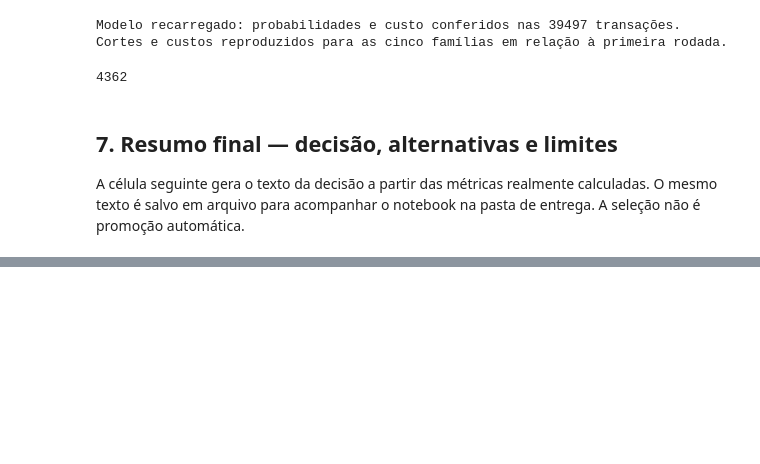
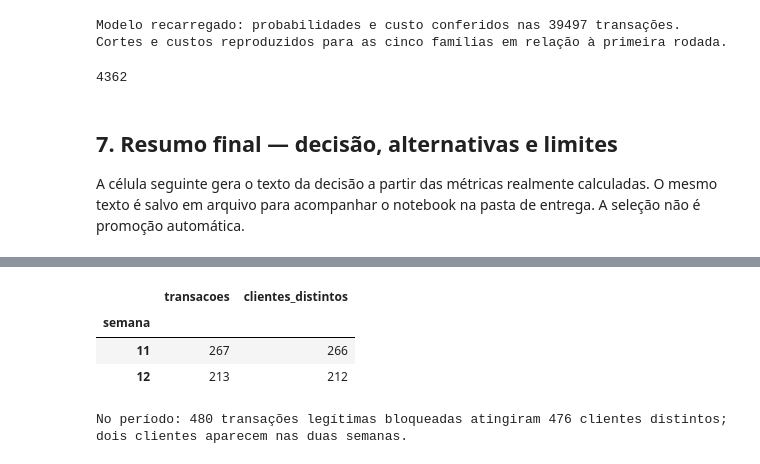
Before and after one commit to MayumiCastiglioni/MLOpsAntifraudAuroraBank, a Jupyter notebook: notebooks/01_analise_e_escolha.ipynb, the cells around one changed output, grey strips where cells are left out. Saved outputs shown, nothing was run; the diff lists cells and outputs as text; code cells hidden in the pictures; blank space fills up the shorter version.

```diff
--- a/notebooks/01_analise_e_escolha.ipynb
+++ b/notebooks/01_analise_e_escolha.ipynb
@@ -526,0 +529,26 @@ Arquivos desta execução: 20261106T195635_167250Z
+# %%
+# Impacto em pessoas: IDs entram somente na contagem de clientes, fora das features.
+from pathlib import Path
+import pandas as pd
+from IPython.display import display
+
+raiz_local = next(p for p in [Path.cwd(), Path.cwd().parent] if (p/'dados/transacoes_semanas_01_12.csv').exists())
+ref_local = next(p for p in [raiz_local/'dados/referencia_e03_semanas_11_12.csv', raiz_local/'artefatos/referencia_e03_semanas_11_12.csv'] if p.exists())
+ref_clientes = pd.read_csv(ref_local, sep=';', dtype={'id_transacao':str})
+clientes = pd.read_csv(raiz_local/'dados/transacoes_semanas_01_12.csv', usecols=['id_transacao','id_cliente'], dtype={'id_transacao':str,'id_cliente':str})
+impacto_clientes = ref_clientes.merge(clientes, on='id_transacao', how='left', validate='one_to_one')
+impacto_clientes = impacto_clientes[(impacto_clientes.fraude==0) & (impacto_clientes.score>=0.10)]
+impacto_semana = impacto_clientes.groupby('semana').agg(transacoes=('id_transacao','size'),clientes_distintos=('id_cliente','nunique'))
+assert len(impacto_clientes)==480 and impacto_clientes.id_cliente.nunique()==476
+display(impacto_semana)
+print(f"No período: 480 transações legítimas bloqueadas atingiram 476 clientes distintos; dois clientes aparecem nas duas semanas.")
+if 'SAIDA' in globals():
+    resumo_path=SAIDA/'RESUMO_ESCOLHA.md'
+    with resumo_path.open('a',encoding='utf-8') as f:
+        f.write('\n\n## Clientes legítimos impactados\n\nNo corte escolhido (0,10), 480 transações legítimas foram bloqueadas, afetando 476 clientes distintos nas semanas 11–12. Foram 266 clientes na semana 11 e 212 na semana 12; dois clientes aparecem em ambas. O custo de atrito continua calculado por transação (R$ 15 cada), conforme a demanda. `id_cliente` foi usado somente para deduplicar o relatório e não entrou nas features.\n')
+# %% [output]
+|  | transacoes | clientes_distintos |
+| semana |  |  |
+| 11 | 267 | 266 |
+| 12 | 213 | 212 |
+No período: 480 transações legítimas bloqueadas atingiram 476 clientes distintos; dois clientes aparecem nas duas semanas.
```
Also changed, not shown: parts of 3 cells of this notebook, 13 other files.
